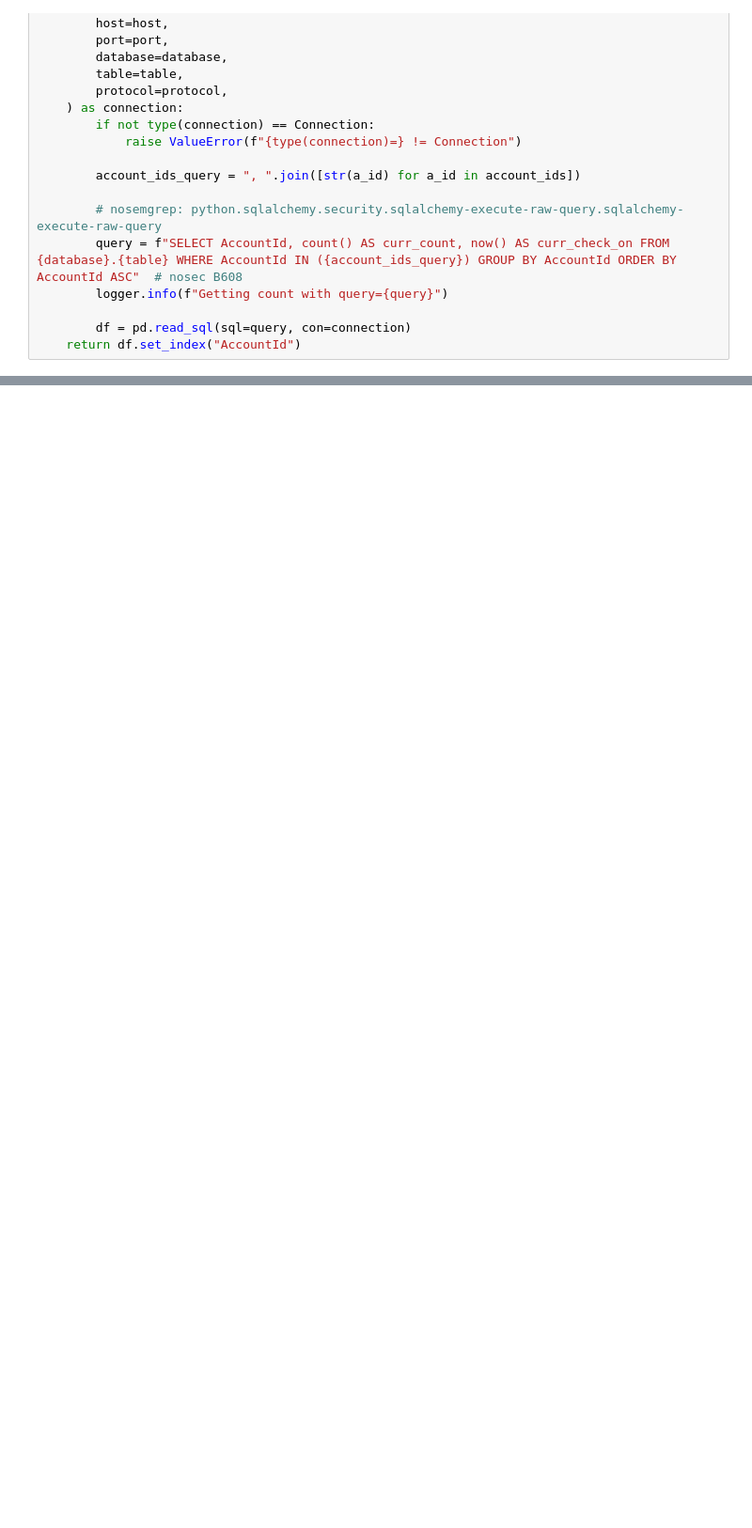
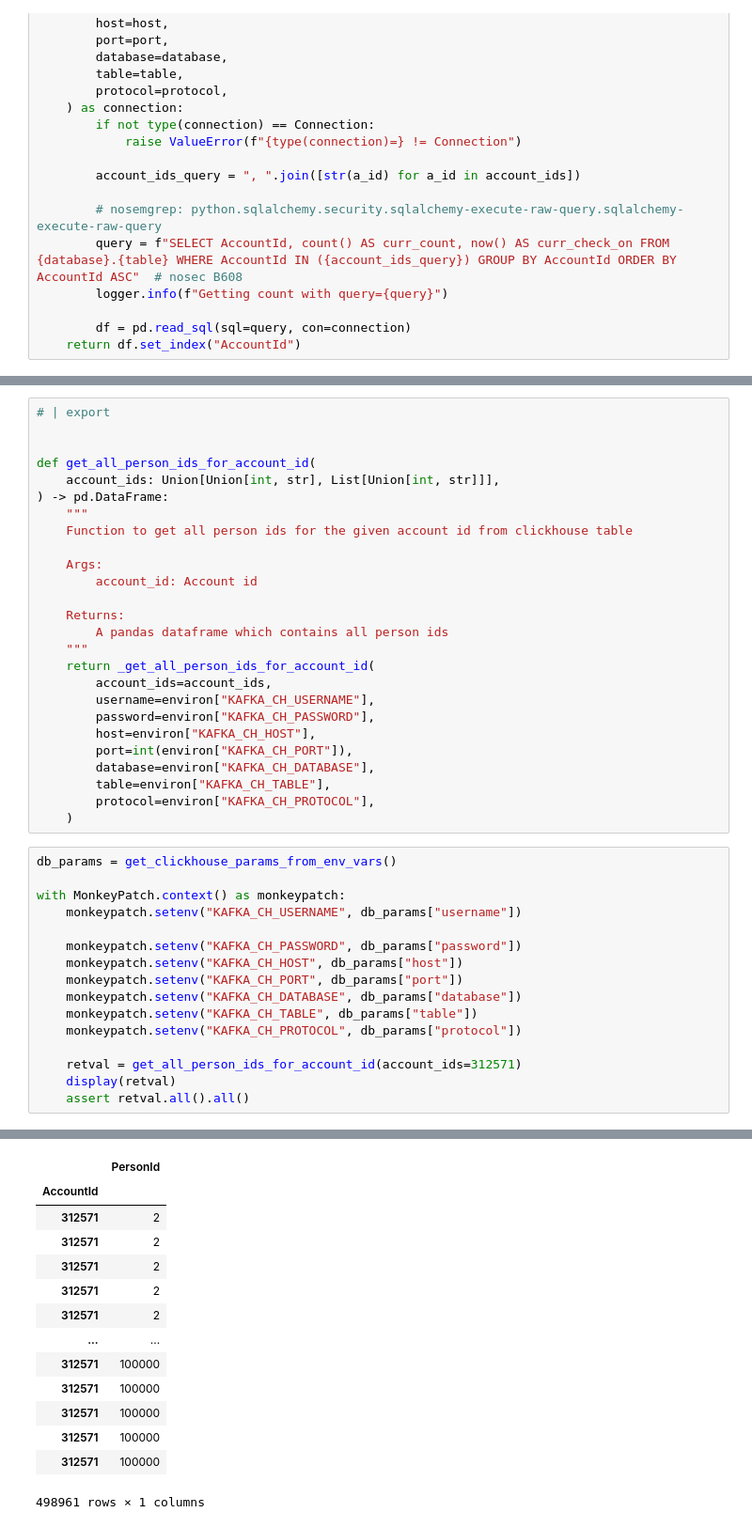
Before and after one commit to airtai/airt-service, a Jupyter notebook: notebooks/DataBlob_Clickhouse.ipynb, the cells around one changed output, grey strips where cells are left out. Shown at 94% size. Saved outputs shown, nothing was run; the diff lists cells and outputs as text; blank space fills up the shorter version.

```diff
--- a/notebooks/DataBlob_Clickhouse.ipynb
+++ b/notebooks/DataBlob_Clickhouse.ipynb
@@ -1503,0 +1581,43 @@ display(retval)
+# %%
+# | export
+
+
+def get_all_person_ids_for_account_id(
+    account_ids: Union[Union[int, str], List[Union[int, str]]],
+) -> pd.DataFrame:
+    """
+    Function to get all person ids for the given account id from clickhouse table
+
+    Args:
+        account_id: Account id
+
+    Returns:
+        A pandas dataframe which contains all person ids
+    """
+    return _get_all_person_ids_for_account_id(
+        account_ids=account_ids,
+        username=environ["KAFKA_CH_USERNAME"],
+        password=environ["KAFKA_CH_PASSWORD"],
+        host=environ["KAFKA_CH_HOST"],
+        port=int(environ["KAFKA_CH_PORT"]),
+        database=environ["KAFKA_CH_DATABASE"],
+        table=environ["KAFKA_CH_TABLE"],
+        protocol=environ["KAFKA_CH_PROTOCOL"],
+    )
+# %%
+db_params = get_clickhouse_params_from_env_vars()
+
+with MonkeyPatch.context() as monkeypatch:
+    monkeypatch.setenv("KAFKA_CH_USERNAME", db_params["username"])
+
+    monkeypatch.setenv("KAFKA_CH_PASSWORD", db_params["password"])
+    monkeypatch.setenv("KAFKA_CH_HOST", db_params["host"])
+    monkeypatch.setenv("KAFKA_CH_PORT", db_params["port"])
+    monkeypatch.setenv("KAFKA_CH_DATABASE", db_params["database"])
+    monkeypatch.setenv("KAFKA_CH_TABLE", db_params["table"])
+    monkeypatch.setenv("KAFKA_CH_PROTOCOL", db_params["protocol"])
+
+    retval = get_all_person_ids_for_account_id(account_ids=312571)
+    display(retval)
+    assert retval.all().all()
+# %% [output]
@@ -1503,0 +1626,14 @@ display(retval)
+|  | PersonId |
+| AccountId |  |
+| 312571 | 2 |
+| 312571 | 2 |
+| 312571 | 2 |
+| 312571 | 2 |
+| 312571 | 2 |
+| ... | ... |
+| 312571 | 100000 |
+| 312571 | 100000 |
+| 312571 | 100000 |
+| 312571 | 100000 |
+| 312571 | 100000 |
+498961 rows × 1 columns
```
Also changed, not shown: parts of 20 cells of this notebook, 3 other files.
